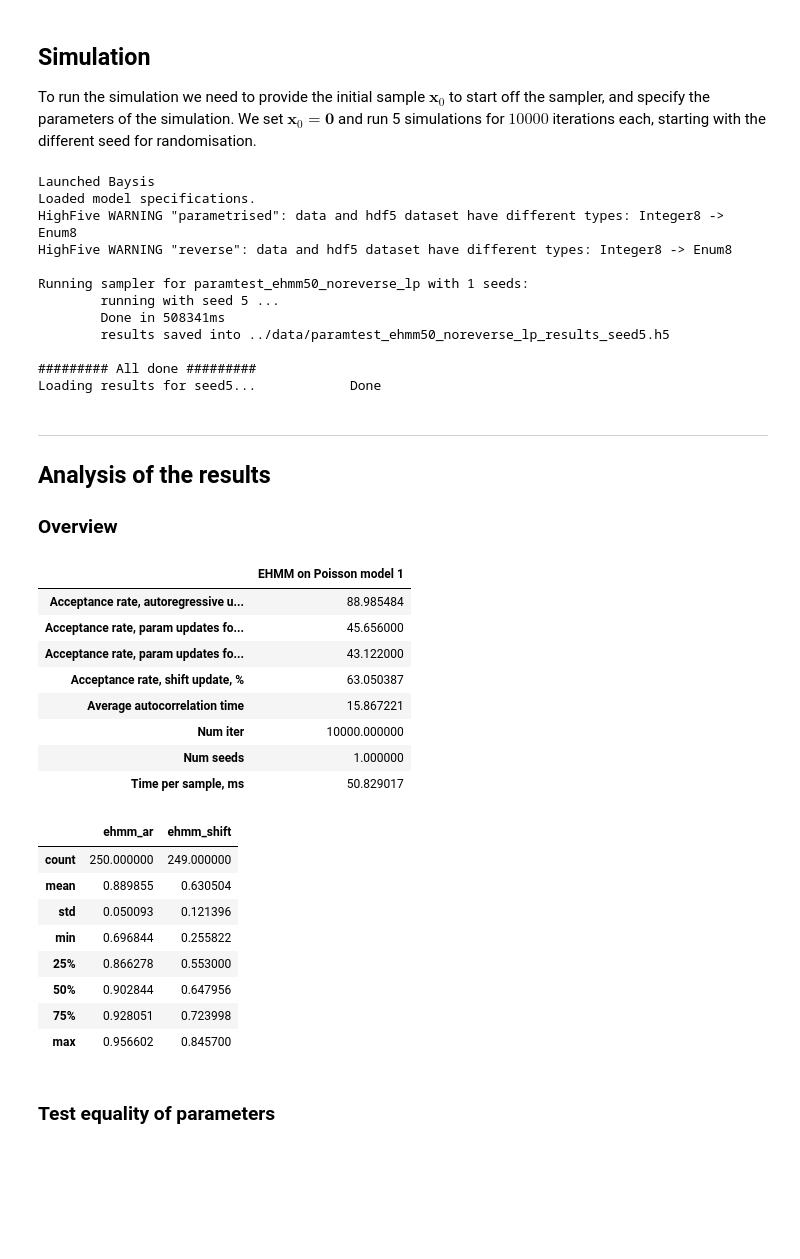
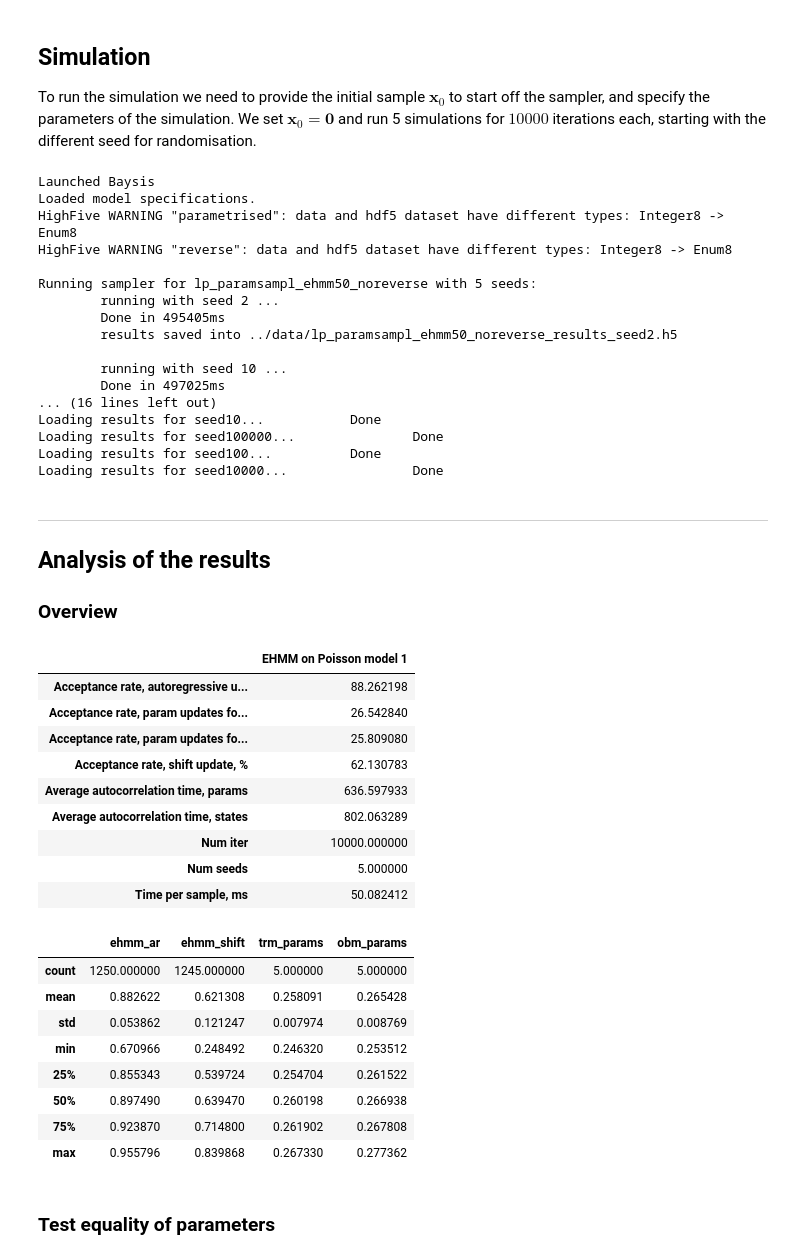
Before and after one commit to seiji594/baysis, a Jupyter notebook: notebooks/params_inference_lp.ipynb, the cells around one changed output. Saved outputs shown, nothing was run; the diff lists cells and outputs as text; code cells hidden in the pictures; blank space fills up the shorter version.

```diff
--- a/notebooks/params_inference_lp.ipynb
+++ b/notebooks/params_inference_lp.ipynb
@@ -73,13 +74,13 @@ To run the simulation we need to provide the initial sample $\mathbf{x}_0$ to st
 # %%
 n_iter_ehmm = 10000
 x_init = np.zeros((n, T))
-seeds = np.array([5], dtype=int)
-scales_ehmm = np.array([0.05, 0.2])
+seeds = np.array([2, 10, 100, 1e4, 1e5], dtype=int)
+scales_ehmm = np.array([0.05, 0.2, 0.04, 0.005])
 reverse = False
 simulation_ehmm = SimulationSpec(n_iter_ehmm, seeds, x_init, scaling=scales_ehmm, reverse=reverse)
 # %%
 # Simulation with EHMM sampler
-ehmm_session_name = f"paramtest_ehmm50_noreverse_lp"
+ehmm_session_name = f"lp_paramsampl_ehmm50_noreverse"
 mcmc_ehmm_lp = MCMCsession(ehmm_session_name)
 if mcmc_ehmm_lp.hasResults():
     mcmc_ehmm_lp.loadResults()
@@ -92,13 +93,18 @@ Loaded model specifications.
 HighFive WARNING "parametrised": data and hdf5 dataset have different types: Integer8 -> Enum8
 HighFive WARNING "reverse": data and hdf5 dataset have different types: Integer8 -> Enum8
 
-Running sampler for paramtest_ehmm50_noreverse_lp with 1 seeds:
-        running with seed 5 ...
-        Done in 508341ms
-        results saved into ../data/paramtest_ehmm50_noreverse_lp_results_seed5.h5
+Running sampler for lp_paramsampl_ehmm50_noreverse with 5 seeds:
+        running with seed 2 ...
+        Done in 495405ms
+        results saved into ../data/lp_paramsampl_ehmm50_noreverse_results_seed2.h5
 
-######### All done #########
-Loading results for seed5...            Done
+        running with seed 10 ...
+        Done in 497025ms
+... (16 lines left out)
+Loading results for seed10...           Done
+Loading results for seed100000...               Done
+Loading results for seed100...          Done
+Loading results for seed10000...                Done
 # %% [markdown]
 ---
 ## Analysis of the results
@@ -125,36 +138,40 @@ ehmm_overview = {"Num seeds": len(seeds),
                  "Acceptance rate, shift update, %": ehmm_shift_acc,
                  "Acceptance rate, param updates for transition model, %": ehmm_partrm_acc,
                  "Acceptance rate, param updates for observation model, %": ehmm_parobm_acc,
-                 "Average autocorrelation time": meantaus_ehmm
+                 "Average autocorrelation time, states": meantaus_ehmm,
+                 "Average autocorrelation time, params": meantaus_params
                  }
 overview = pd.DataFrame({"EHMM on Poisson model 1": ehmm_overview})
 overview
 # %% [output]
 |  | EHMM on Poisson model 1 |
-| Acceptance rate, autoregressive u... | 88.985484 |
-| Acceptance rate, param updates fo... | 45.656000 |
-| Acceptance rate, param updates fo... | 43.122000 |
-| Acceptance rate, shift update, % | 63.050387 |
-| Average autocorrelation time | 15.867221 |
+| Acceptance rate, autoregressive u... | 88.262198 |
+| Acceptance rate, param updates fo... | 26.542840 |
+| Acceptance rate, param updates fo... | 25.809080 |
+| Acceptance rate, shift update, % | 62.130783 |
+| Average autocorrelation time, params | 636.597933 |
+| Average autocorrelation time, states | 802.063289 |
 | Num iter | 10000.000000 |
-| Num seeds | 1.000000 |
-| Time per sample, ms | 50.829017 |
+| Num seeds | 5.000000 |
+| Time per sample, ms | 50.082412 |
 # %%
-ehmm_ar = np.stack(list(mcmc_ehmm_lp.acceptances.values()), axis=1)[:T].ravel() / (
-            n_iter_ehmm * pool_sz * (1 + reverse))
-ehmm_shift = np.stack(list(mcmc_ehmm_lp.acceptances.values()), axis=1)[T + 1:].ravel() / (
-            n_iter_ehmm * pool_sz * (1 + reverse))
-pd.DataFrame(dict(ehmm_ar=ehmm_ar, ehmm_shift=np.append(ehmm_shift, [np.nan] * len(seeds)))).describe()
+ehmm_ar = np.stack(list(mcmc_ehmm_lp.acceptances.values()), axis=1)[:T].ravel() / (n_iter_ehmm * pool_sz * (1 + reverse))
+ehmm_shift = np.stack(list(mcmc_ehmm_lp.acceptances.values()), axis=1)[T + 1:].ravel() / (n_iter_ehmm * pool_sz * (1 + reverse))
+trm_pacc = np.array([accr['trm'] for seed, accr in mcmc_ehmm_lp.param_acceptances.items()]) / (n_iter_ehmm * nupd * (1 + reverse))
+obm_pacc = np.array([accr['obsm'] for seed, accr in mcmc_ehmm_lp.param_acceptances.items()]) / (n_iter_ehmm * nupd * (1 + reverse))
+states = pd.DataFrame(dict(ehmm_ar=ehmm_ar, ehmm_shift=np.append(ehmm_shift, [np.nan] * len(seeds)))).describe()
+params = pd.DataFrame(dict(trm_params=trm_pacc, obm_params=obm_pacc)).describe()
+pd.concat([states, params], axis=1)
 # %% [output]
-|  | ehmm_ar | ehmm_shift |
-| count | 250.000000 | 249.000000 |
-| mean | 0.889855 | 0.630504 |
-| std | 0.050093 | 0.121396 |
-| min | 0.696844 | 0.255822 |
-| 25% | 0.866278 | 0.553000 |
-| 50% | 0.902844 | 0.647956 |
-| 75% | 0.928051 | 0.723998 |
-| max | 0.956602 | 0.845700 |
+|  | ehmm_ar | ehmm_shift | trm_params | obm_params |
+| count | 1250.000000 | 1245.000000 | 5.000000 | 5.000000 |
+| mean | 0.882622 | 0.621308 | 0.258091 | 0.265428 |
+| std | 0.053862 | 0.121247 | 0.007974 | 0.008769 |
+| min | 0.670966 | 0.248492 | 0.246320 | 0.253512 |
+| 25% | 0.855343 | 0.539724 | 0.254704 | 0.261522 |
+| 50% | 0.897490 | 0.639470 | 0.260198 | 0.266938 |
+| 75% | 0.923870 | 0.714800 | 0.261902 | 0.267808 |
+| max | 0.955796 | 0.839868 | 0.267330 | 0.277362 |
 # %% [markdown]
 ### Test equality of parameters
 # %%
```
Also changed, not shown: parts of 26 cells of this notebook, 12 other files.
